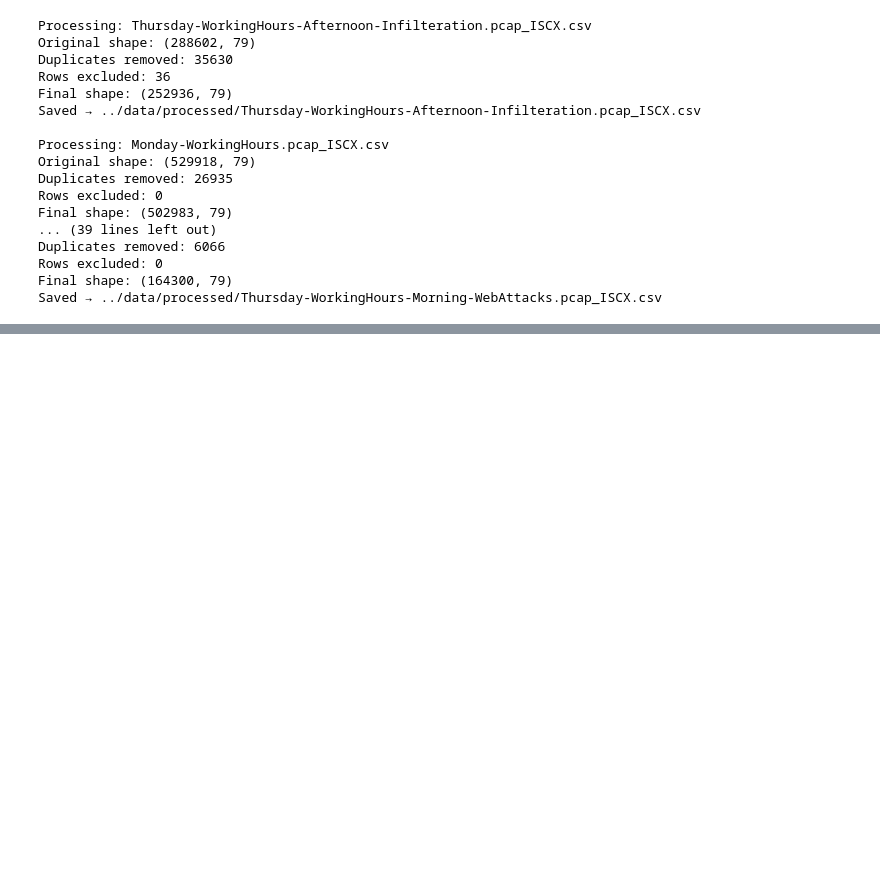
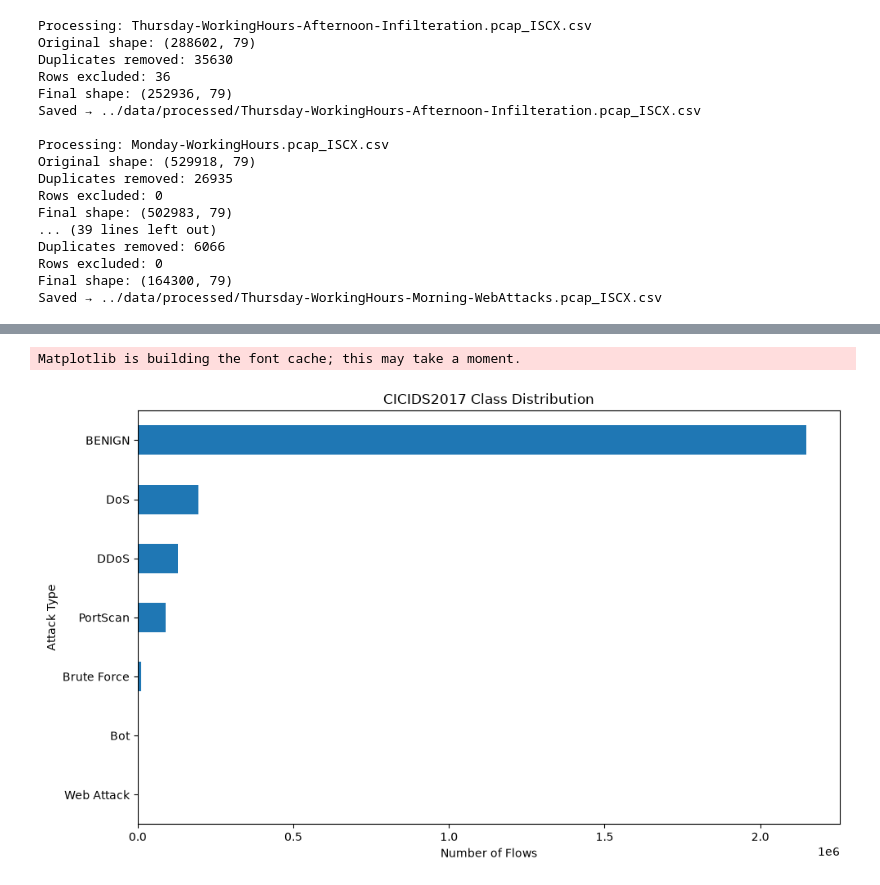
Before and after one commit to Nishka2111/ml-intrusion-detection, a Jupyter notebook: notebooks/02_data_preprocessing.ipynb, the cells around one changed output, grey strips where cells are left out. Cells and saved outputs as stored; diff of their text form; code cells hidden in the pictures; blank space fills up the shorter version.

```diff
--- a/notebooks/02_data_preprocessing.ipynb
+++ b/notebooks/02_data_preprocessing.ipynb
@@ -288,3 +288,9 @@ Duplicates removed: 6066
 Rows excluded: 0
 Final shape: (164300, 79)
 Saved → ../data/processed/Thursday-WorkingHours-Morning-WebAttacks.pcap_ISCX.csv
+# %%
+processed_files = glob.glob(
+    os.path.join(PROCESSED_PATH, "*.csv")
+)
+
+print(f"Found {len(processed_files)} processed files")
@@ -290,0 +299,16 @@ Saved → ../data/processed/Thursday-WorkingHours-Morning-WebAttacks.pcap_ISCX.c
+# %%
+label_counts = {}
+
+for file in processed_files:
+    temp = pd.read_csv(file, usecols=["Label"])
+
+    counts = temp["Label"].value_counts()
+
+    for label, count in counts.items():
+        label_counts[label] = label_counts.get(label, 0) + count
+
+label_distribution = pd.Series(label_counts).sort_values(
+    ascending=False
+)
+
+label_distribution
@@ -290,0 +343,16 @@ Saved → ../data/processed/Thursday-WorkingHours-Morning-WebAttacks.pcap_ISCX.c
+# %%
+import matplotlib.pyplot as plt
+
+plt.figure(figsize=(10, 6))
+
+label_distribution.sort_values().plot(kind="barh")
+
+plt.xlabel("Number of Flows")
+plt.ylabel("Attack Type")
+plt.title("CICIDS2017 Class Distribution")
+
+plt.tight_layout()
+plt.show()
+# %% [output]
+Matplotlib is building the font cache; this may take a moment.
+[figure, added]
```
Also changed, not shown: parts of 12 cells of this notebook, 3 other files.
